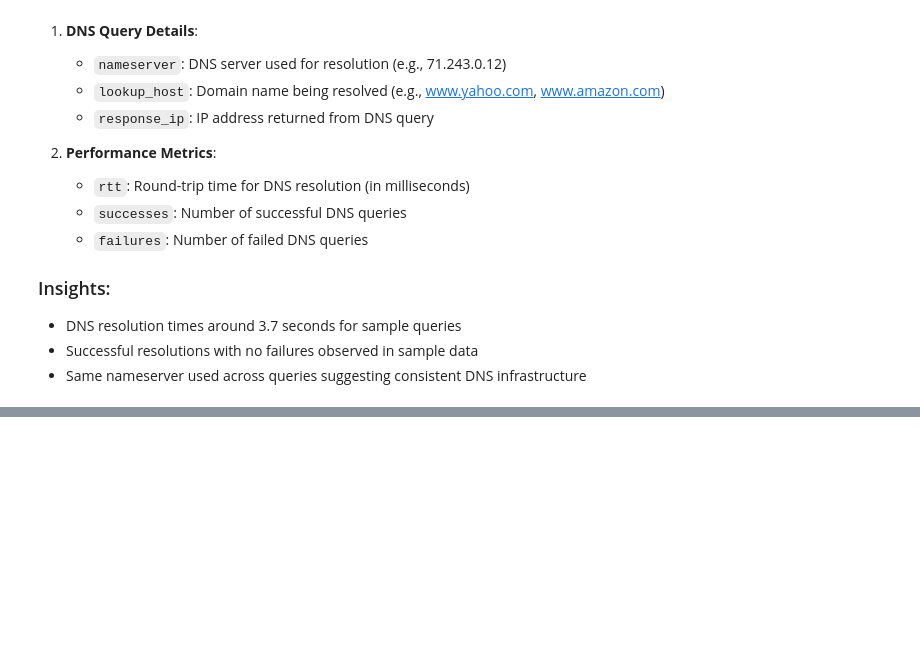
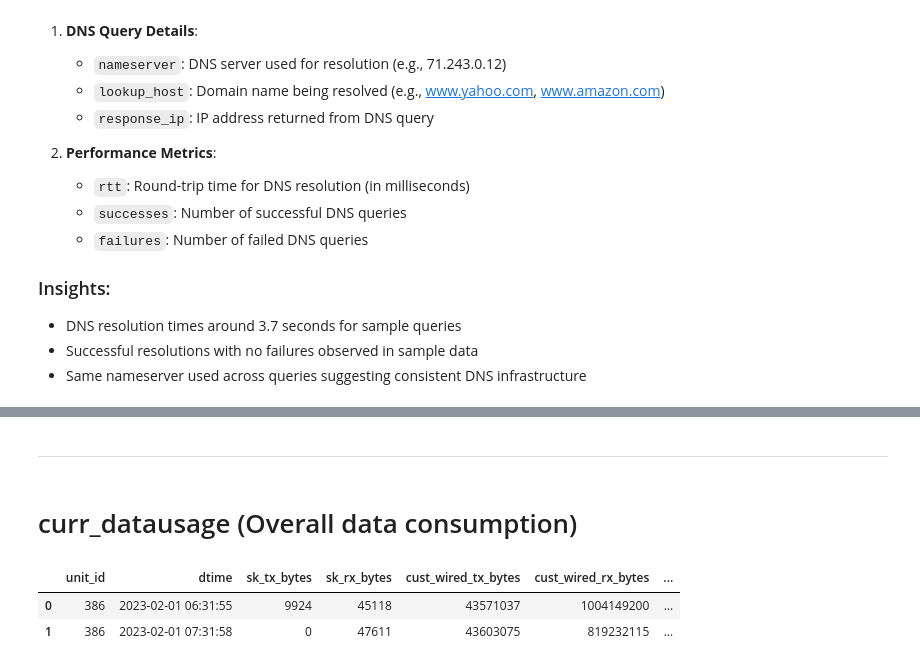
Before and after one commit to Mohammed-abdulaziz-eisa/WBS-MBA, a Jupyter notebook: notebooks/01_data_exploration.ipynb, the cells around one changed output, grey strips where cells are left out. Drawn from its saved outputs; the diff is of its cells as text; code cells hidden in the pictures; blank space fills up the shorter version.

```diff
--- a/notebooks/01_data_exploration.ipynb
+++ b/notebooks/01_data_exploration.ipynb
@@ -335,0 +577,12 @@ The DNS resolution dataset (`curr_dns.csv`) measures DNS lookup performance.
+# %% [markdown]
+---
+# %% [markdown]
+# curr_datausage (Overall data consumption)
+# %%
+df_datausage = pd.read_csv('../data/raw/curr_datausage.csv')
+# %%
+df_datausage.head(2)
+# %% [output]
+|  | unit_id | dtime | sk_tx_bytes | sk_rx_bytes | cust_wired_tx_bytes | cust_wired_rx_bytes | ... |
+| 0 | 386 | 2023-02-01 06:31:55 | 9924 | 45118 | 43571037 | 1004149200 | ... |
+| 1 | 386 | 2023-02-01 07:31:58 | 0 | 47611 | 43603075 | 819232115 | ... |
```
Also changed, not shown: parts of 33 cells of this notebook.
